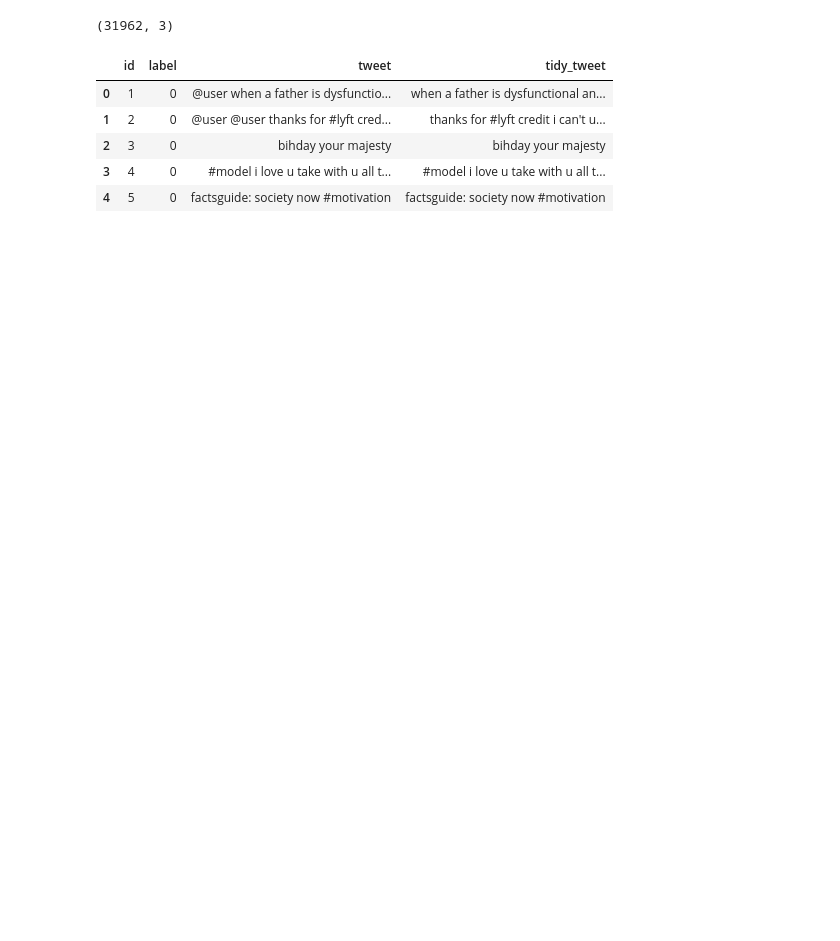
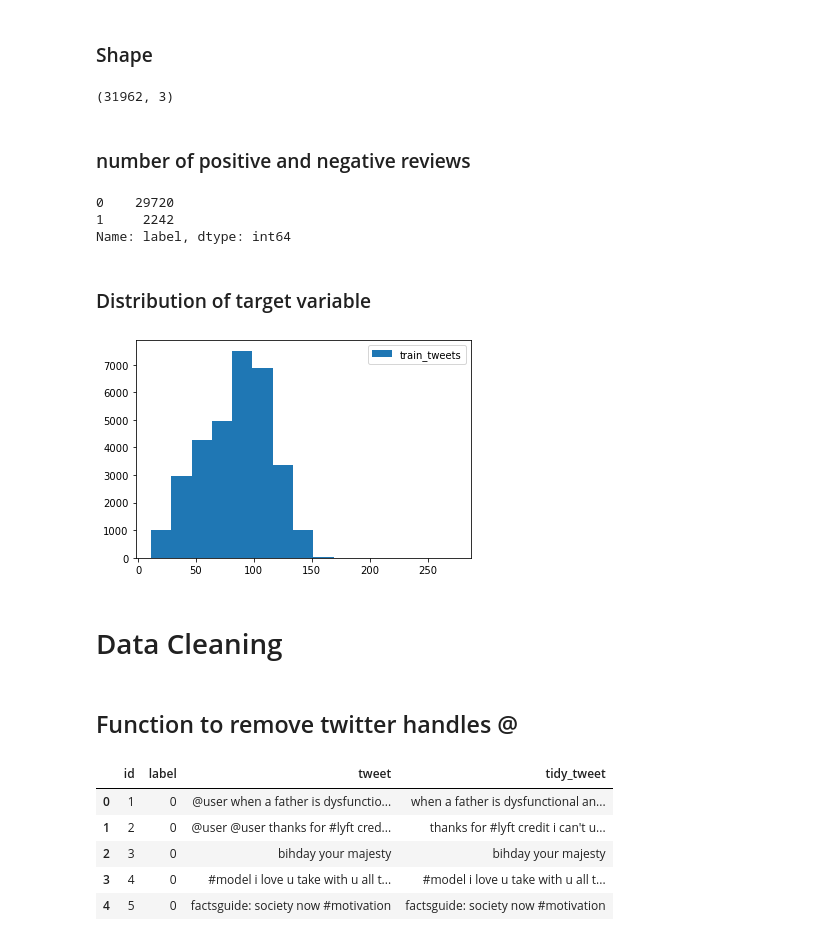
Before and after one commit to vishal958/ML-Datascience-Notebooks, a Jupyter notebook: twitterSentimentAnalysis/TwitterFeatureEngineering.ipynb, the cells around one changed output. Drawn from its saved outputs; the diff is of its cells as text; code cells hidden in the pictures; blank space fills up the shorter version.

```diff
--- a/twitterSentimentAnalysis/TwitterFeatureEngineering.ipynb
+++ b/twitterSentimentAnalysis/TwitterFeatureEngineering.ipynb
@@ -24,7 +24,33 @@ data.head()
+# %% [markdown]
+### Shape
 # %%
 data.shape
 # %% [output]
 (31962, 3)
+# %% [markdown]
+###  number of positive and negative reviews
+# %%
+data["label"].value_counts()
+# %% [output]
+0    29720
+1     2242
+Name: label, dtype: int64
+# %% [markdown]
+### Distribution of target variable
+# %%
+length_data = data['tweet'].str.len()
+#length_test = test['tweet'].str.len()
+
+plt.hist(length_data, bins=15, label="train_tweets")
+#plt.hist(length_test, bins=20, label="test_tweets")
+plt.legend()
+plt.show()
+# %% [output]
+[figure, added]
+# %% [markdown]
+# Data Cleaning
+# %% [markdown]
+## Function to remove twitter handles @
 # %%
 def remove_pattern(input_txt, pattern):
     r = re.findall(pattern, input_txt)
```
Also changed, not shown: parts of 60 cells of this notebook, 1 other file.
